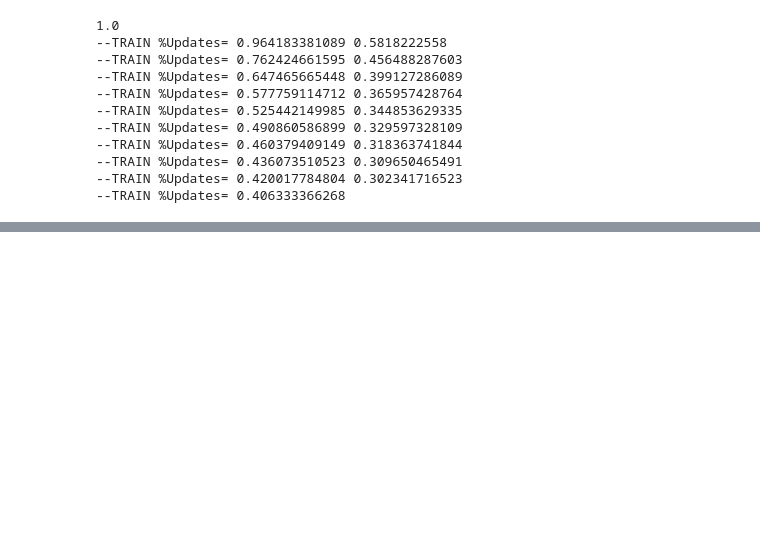
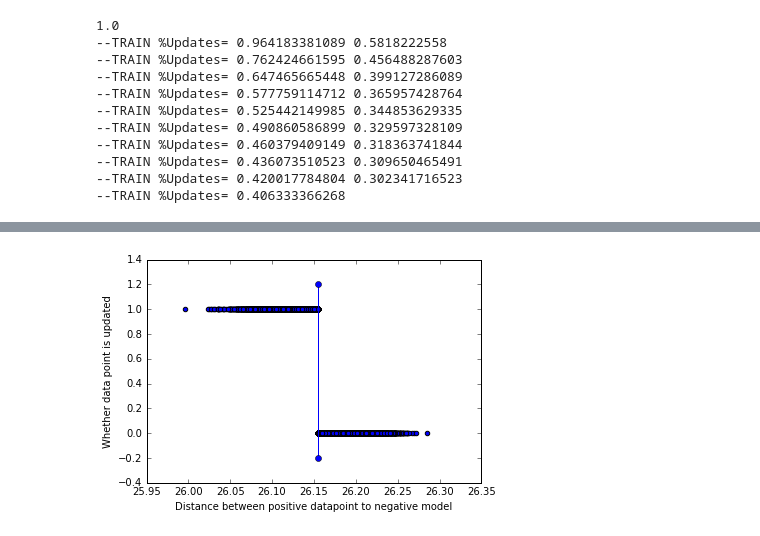
Before and after one commit to zhangce/Summer2016, a Jupyter notebook: PKU/Incremental/IncSVM - Hypothesis 1.ipynb, the cells around one changed output, grey strips where cells are left out. Saved outputs shown, nothing was run; the diff lists cells and outputs as text; code cells hidden in the pictures; blank space fills up the shorter version.

```diff
--- a/PKU/Incremental/IncSVM - Hypothesis 1.ipynb
+++ b/PKU/Incremental/IncSVM - Hypothesis 1.ipynb
@@ -177,0 +175,3 @@ plt.show()
+# %%
+import math
+C = math.sqrt(model_norm**2 + 3)
@@ -177,0 +182,8 @@ plt.show()
+# %%
+plt.scatter(distances, isupdates)
+plt.xlabel('Distance between positive datapoint to negative model')
+plt.ylabel('Whether data point is updated')
+plt.plot([C, C], [-0.2, 1.2], '-o')
+plt.show()
+# %% [output]
+[figure, added]
```
Also changed, not shown: parts of 6 cells of this notebook.
